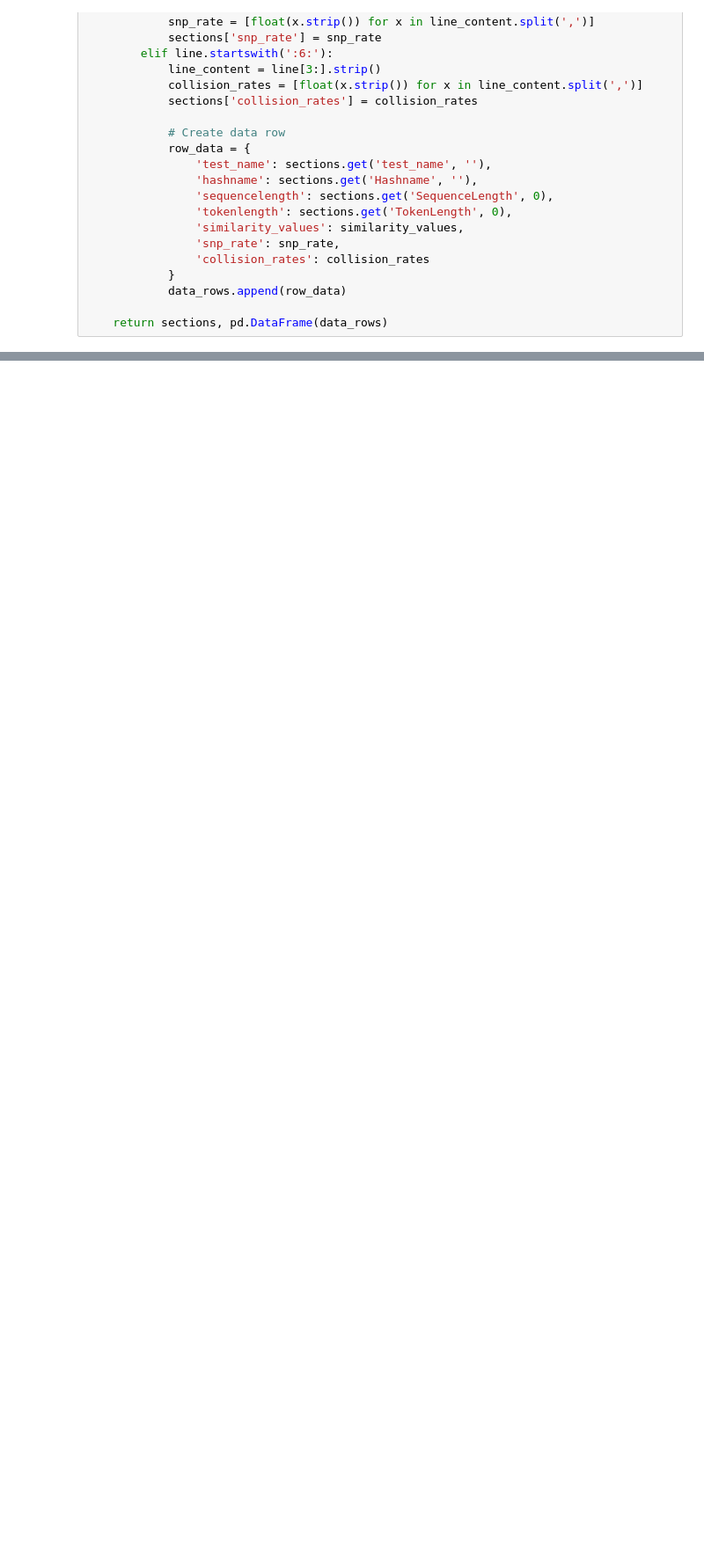
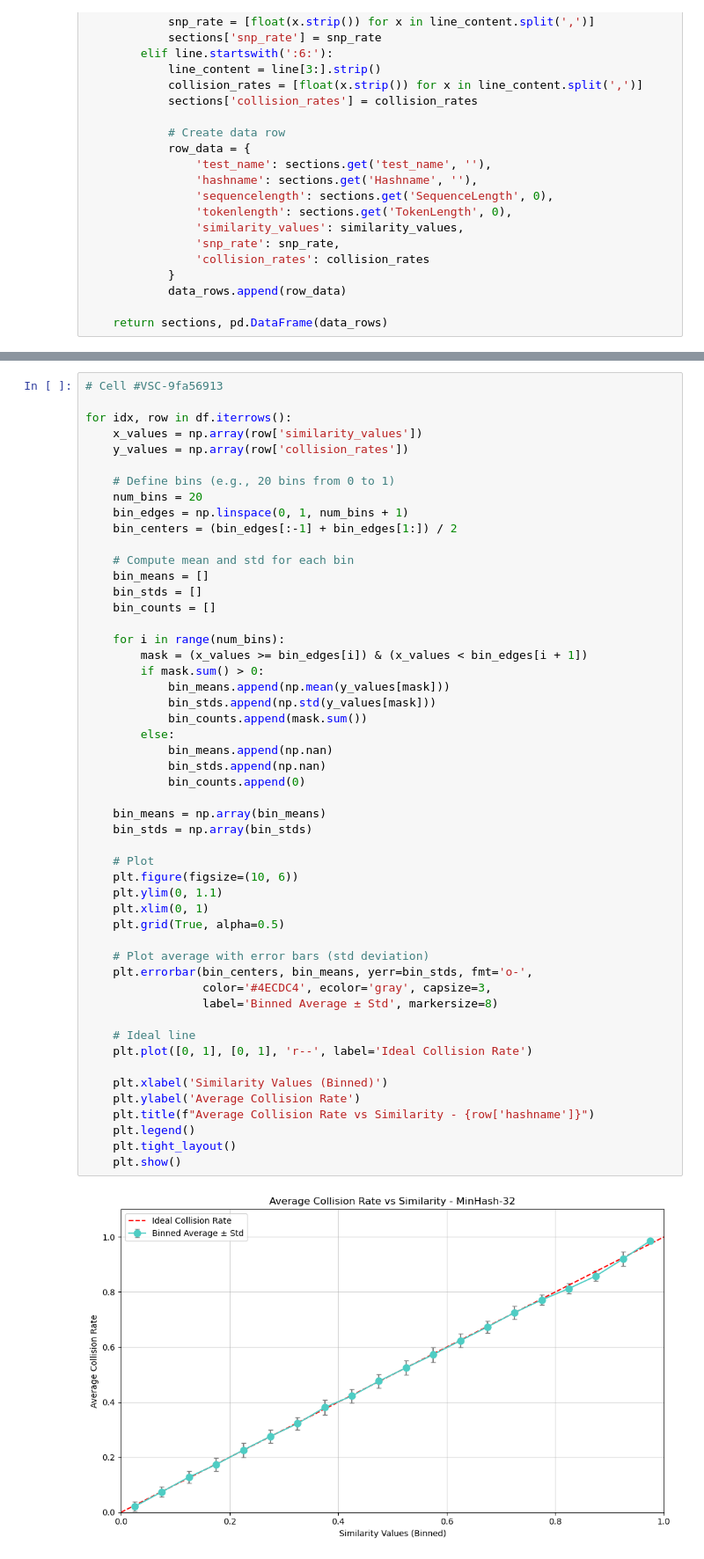
Before and after one commit to bpanda-dev/BioHasher, a Jupyter notebook: analysis/plots.ipynb, the cells around one changed output, grey strips where cells are left out. Shown at 88% size. Saved outputs shown, nothing was run; the diff lists cells and outputs as text; blank space fills up the shorter version.

```diff
--- a/analysis/plots.ipynb
+++ b/analysis/plots.ipynb
@@ -100,0 +104,53 @@ for idx, row in df.iterrows():
+# %%
+# Cell #VSC-9fa56913
+
+for idx, row in df.iterrows():
+    x_values = np.array(row['similarity_values'])
+    y_values = np.array(row['collision_rates'])
+
+    # Define bins (e.g., 20 bins from 0 to 1)
+    num_bins = 20
+    bin_edges = np.linspace(0, 1, num_bins + 1)
+    bin_centers = (bin_edges[:-1] + bin_edges[1:]) / 2
+
+    # Compute mean and std for each bin
+    bin_means = []
+    bin_stds = []
+    bin_counts = []
+
+    for i in range(num_bins):
+        mask = (x_values >= bin_edges[i]) & (x_values < bin_edges[i + 1])
+        if mask.sum() > 0:
+            bin_means.append(np.mean(y_values[mask]))
+            bin_stds.append(np.std(y_values[mask]))
+            bin_counts.append(mask.sum())
+        else:
+            bin_means.append(np.nan)
+            bin_stds.append(np.nan)
+            bin_counts.append(0)
+
+    bin_means = np.array(bin_means)
+    bin_stds = np.array(bin_stds)
+
+    # Plot
+    plt.figure(figsize=(10, 6))
+    plt.ylim(0, 1.1)
+    plt.xlim(0, 1)
+    plt.grid(True, alpha=0.5)
+
+    # Plot average with error bars (std deviation)
+    plt.errorbar(bin_centers, bin_means, yerr=bin_stds, fmt='o-',
+                 color='#4ECDC4', ecolor='gray', capsize=3,
+                 label='Binned Average ± Std', markersize=8)
+
+    # Ideal line
+    plt.plot([0, 1], [0, 1], 'r--', label='Ideal Collision Rate')
+
+    plt.xlabel('Similarity Values (Binned)')
+    plt.ylabel('Average Collision Rate')
+    plt.title(f"Average Collision Rate vs Similarity - {row['hashname']}")
+    plt.legend()
+    plt.tight_layout()
+    plt.show()
+# %% [output]
+[figure, added]
```
Also changed, not shown: parts of 4 cells of this notebook, 11 other files.
